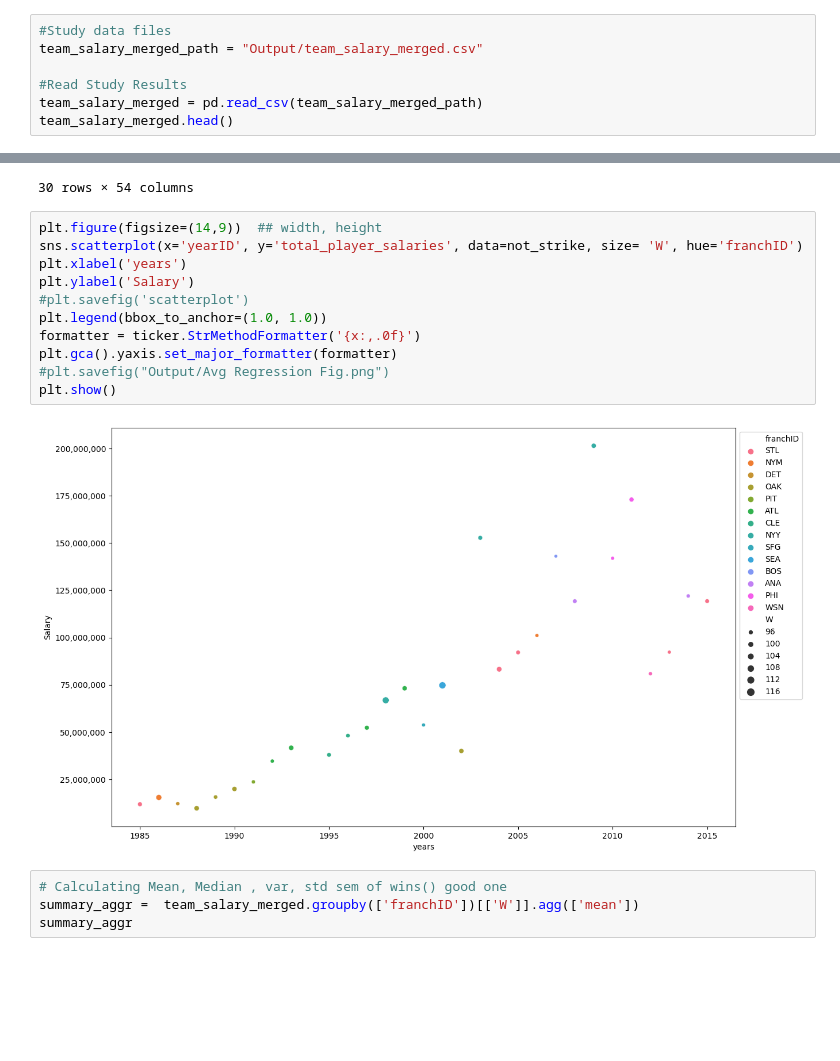
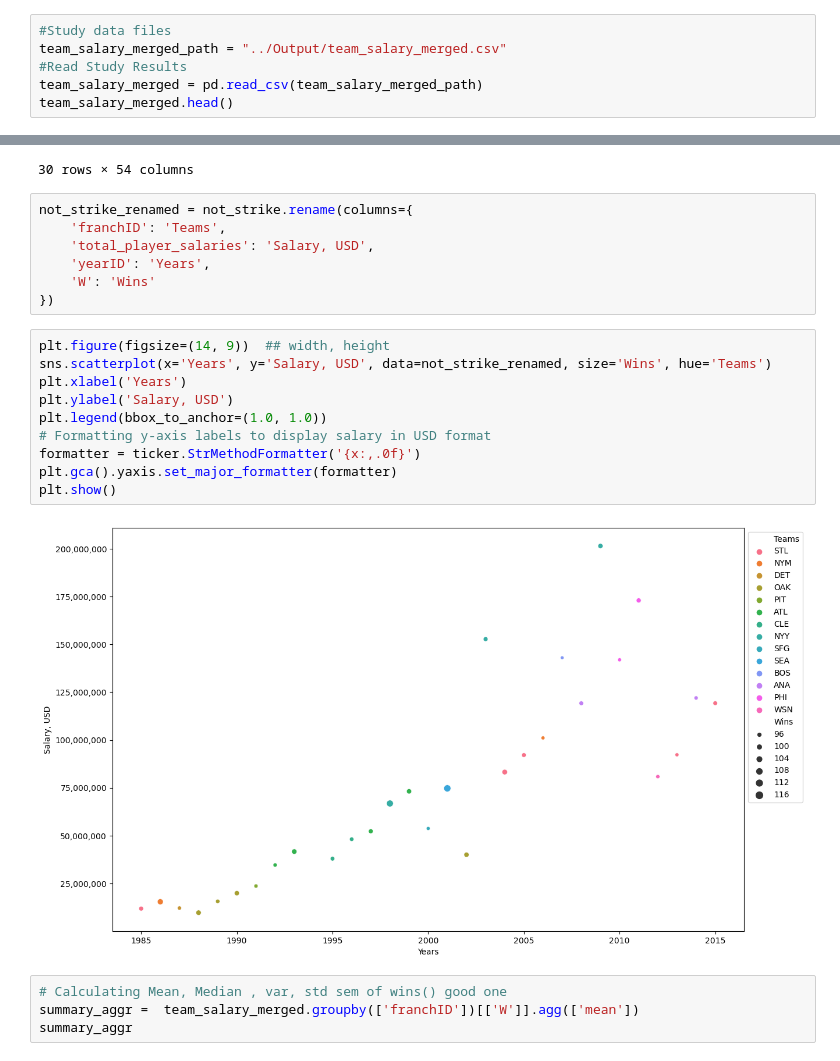
Before and after one commit to m-ingram/Project1-Group3, a Jupyter notebook: Wanderson up to date/Wanderson group 3 project.ipynb, the cells around one changed output, grey strips where cells are left out. Saved outputs shown, nothing was run; the diff lists cells and outputs as text; blank space fills up the shorter version.

```diff
--- a/Wanderson/Wanderson group 3 project.ipynb
+++ b/Wanderson up to date/Wanderson group 3 project.ipynb
@@ -7,8 +7,7 @@ import scipy as sp
 import matplotlib.ticker as ticker
 # %%
 #Study data files
-team_salary_merged_path = "Output/team_salary_merged.csv"
-
+team_salary_merged_path = "../Output/team_salary_merged.csv"
 #Read Study Results
 team_salary_merged = pd.read_csv(team_salary_merged_path)
 team_salary_merged.head()
@@ -106,19 +105,25 @@ not_strike.head(30)
 | 2014 | 764 | 2014 | AL | LAA | ANA | W | 1 | 162 | 81.0 | 98 | 64 | ... |
 | 2015 | 794 | 2015 | NL | SLN | STL | C | 1 | 162 | 81.0 | 100 | 62 | ... |
 30 rows × 54 columns
+# %%
+not_strike_renamed = not_strike.rename(columns={
+    'franchID': 'Teams',
+    'total_player_salaries': 'Salary, USD',
+    'yearID': 'Years',
+    'W': 'Wins'
+})
 # %%
-plt.figure(figsize=(14,9))  ## width, height
-sns.scatterplot(x='yearID', y='total_player_salaries', data=not_strike, size= 'W', hue='franchID')
-plt.xlabel('years')
-plt.ylabel('Salary')
-#plt.savefig('scatterplot')
+plt.figure(figsize=(14, 9))  ## width, height
+sns.scatterplot(x='Years', y='Salary, USD', data=not_strike_renamed, size='Wins', hue='Teams')
+plt.xlabel('Years')
+plt.ylabel('Salary, USD')
 plt.legend(bbox_to_anchor=(1.0, 1.0))
+# Formatting y-axis labels to display salary in USD format
 formatter = ticker.StrMethodFormatter('{x:,.0f}')
 plt.gca().yaxis.set_major_formatter(formatter)
-#plt.savefig("Output/Avg Regression Fig.png")
 plt.show()
 # %% [output]
-[figure, old version]
+[figure, new version]
 # %%
 # Calculating Mean, Median , var, std sem of wins() good one
 summary_aggr =  team_salary_merged.groupby(['franchID'])[['W']].agg(['mean'])
```
Also changed, not shown: 12 other files.
